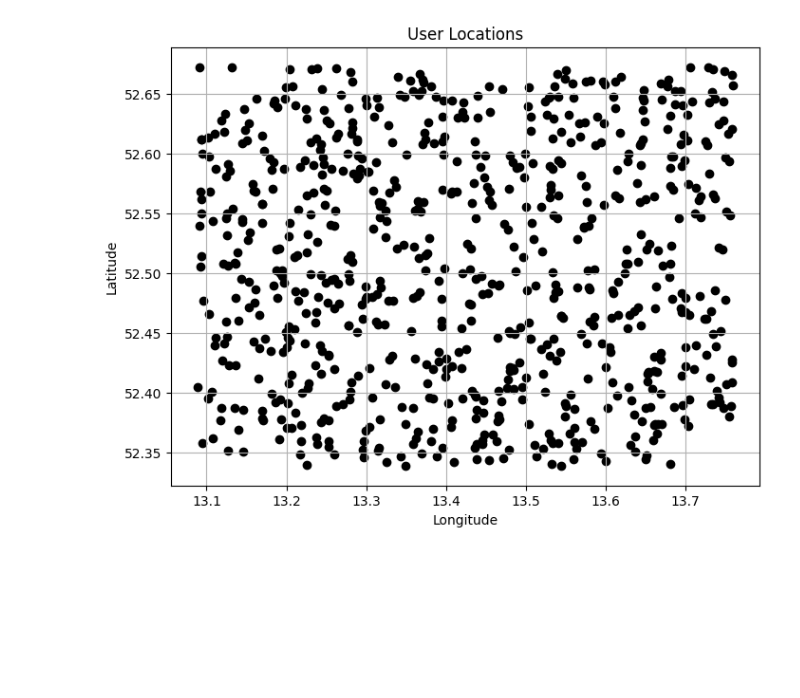
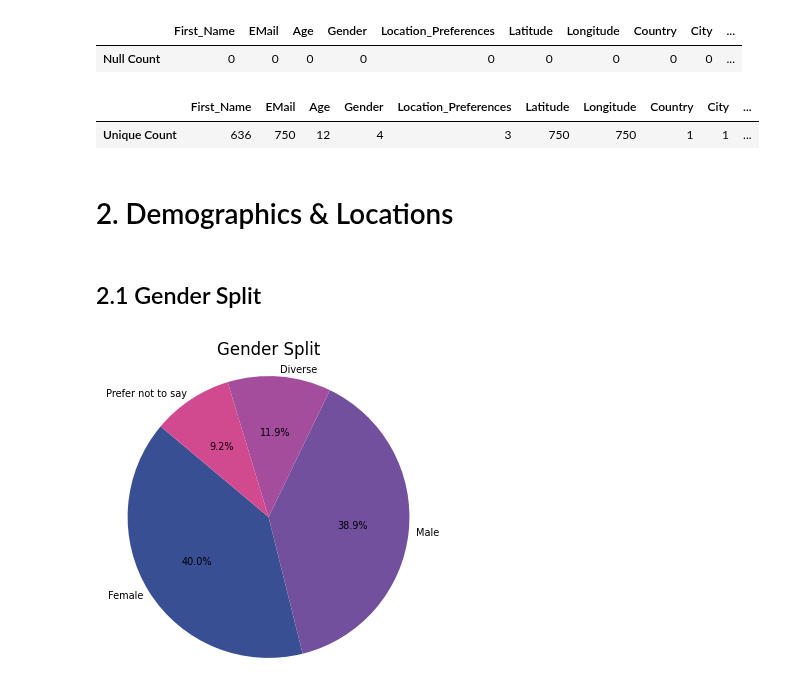
Before and after one commit to TechLabs-Berlin/ws24-skillswap, a Jupyter notebook: DS/notebooks/01_exploratory/Exploratory.data.analysis.ipynb, the cells around one changed output. Cells and saved outputs as stored; diff of their text form; code cells hidden in the pictures; blank space fills up the shorter version.

```diff
--- a/DS/notebooks/01_exploratory/Exploratory.data.analysis.ipynb
+++ b/DS/notebooks/01_exploratory/Exploratory.data.analysis.ipynb
@@ -268,15 +40,34 @@ plt.show()
-# %%
-# Create coordinates from latitude and longitude columns
-coordinates = [(lat, lon) for lat, lon in zip(df1['Latitude'], df1['Longitude'])]
-
-lats, lons = zip(*coordinates)
-
-plt.figure(figsize=(8, 6))
-plt.scatter(lons, lats, color='black', marker='o')
-plt.xlabel('Longitude')
-plt.ylabel('Latitude')
-plt.title('User Locations')
-plt.grid(True)
-plt.show()
-# %% [output]
-[figure, removed]
+# %%
+pd.set_option('display.max_rows', None)
+null_counts = df1.isnull().sum()
+null_counts_df = pd.DataFrame(null_counts, columns=['Null Count'])
+null_counts_df_transposed = null_counts_df.transpose()
+null_counts_df_transposed
+# %% [output]
+|  | First_Name | EMail | Age | Gender | Location_Preferences | Latitude | Longitude | Country | City | ... |
+| Null Count | 0 | 0 | 0 | 0 | 0 | 0 | 0 | 0 | 0 | ... |
+# %%
+pd.set_option('display.max_columns', None)
+unique_counts = df1.nunique()
+unique_counts_df = pd.DataFrame(unique_counts, columns=['Unique Count'])
+unique_counts_df_transposed = unique_counts_df.transpose()
+unique_counts_df_transposed
+# %% [output]
+|  | First_Name | EMail | Age | Gender | Location_Preferences | Latitude | Longitude | Country | City | ... |
+| Unique Count | 636 | 750 | 12 | 4 | 3 | 750 | 750 | 1 | 1 | ... |
+# %% [markdown]
+# 2. Demographics & Locations
+# %% [markdown]
+## 2.1 Gender Split
+# %%
+gender_counts = df1['Gender'].value_counts()
+labels = gender_counts.index
+sizes = gender_counts.values
+
+plt.figure(figsize=(4, 4))
+plt.pie(sizes, labels=labels, autopct='%1.1f%%', startangle=140, colors = ['#384f94', '#72509e', '#a54d9d', '#d14a8f'], textprops={'fontsize': 7}, labeldistance=1.05)
+plt.title('Gender Split', fontsize=12)
+plt.axis('equal')
+plt.show()
+# %% [output]
+[figure, added]
```
Also changed, not shown: parts of 42 cells of this notebook.
